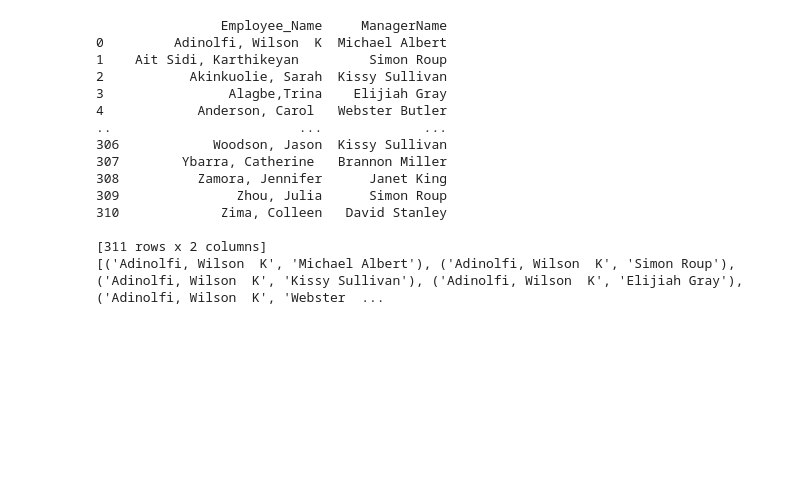
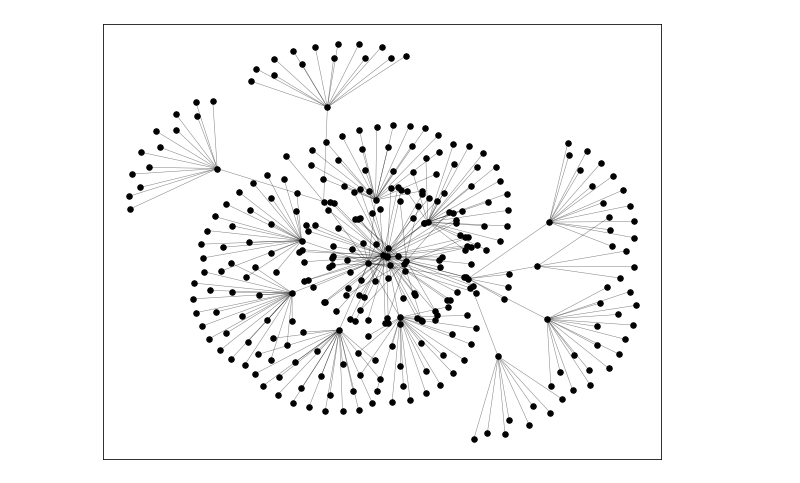
Before and after one commit to Madison-Bunting/INDE-577, a Jupyter notebook: reinforcement learning/2 - graph theory/Graph Theory.ipynb, the cells around one changed output. Cells and saved outputs as stored; diff of their text form; code cells hidden in the pictures; blank space fills up the shorter version.

```diff
--- a/reinforcement learning/2 - graph theory/Graph Theory.ipynb
+++ b/reinforcement learning/2 - graph theory/Graph Theory.ipynb
@@ -14,7 +29,6 @@ G = nx.Graph()
 # %%
 nodes_list = df['Employee_Name']
-edges_raw = df[['Employee_Name', 'ManagerName']]
-print(edges_raw)
+edges_raw = df[['Employee_Name', 'ManagerName', 'EmpSatisfaction']]
 
 for i in nodes_list:
     G.add_node(i)
@@ -23,21 +37,3 @@ for i in range(len(edges_raw)):
     emp_name = edges_raw['Employee_Name'][i]
     mana_name = edges_raw['ManagerName'][i]
     G.add_edge(emp_name,mana_name)
-
-print(G.edges)
-# %% [output]
-                Employee_Name     ManagerName
-0         Adinolfi, Wilson  K  Michael Albert
-1    Ait Sidi, Karthikeyan         Simon Roup
-2           Akinkuolie, Sarah  Kissy Sullivan
-3                Alagbe,Trina    Elijiah Gray
-4            Anderson, Carol   Webster Butler
-..                        ...             ...
-306            Woodson, Jason  Kissy Sullivan
-307        Ybarra, Catherine   Brannon Miller
-308          Zamora, Jennifer      Janet King
-309               Zhou, Julia      Simon Roup
-310             Zima, Colleen   David Stanley
-
-[311 rows x 2 columns]
-[('Adinolfi, Wilson  K', 'Michael Albert'), ('Adinolfi, Wilson  K', 'Simon Roup'), ('Adinolfi, Wilson  K', 'Kissy Sullivan'), ('Adinolfi, Wilson  K', 'Elijiah Gray'), ('Adinolfi, Wilson  K', 'Webster  ...
@@ -53,0 +40,28 @@ for i, label in enumerate(y_data):
+# %%
+# Set your figure size
+plt.figure(figsize=(10, 8))
+
+# Set your pos
+pos = nx.kamada_kawai_layout(G)
+
+# Set your node options
+node_options = {"node_color": "black", "node_size": 30}
+
+# Set your edge options
+edge_options = {"width": .50, "alpha": .5, "edge_color": "black"}
+
+# Set your node label options
+node_label_options = {"font_size": 5,
+                      "font_color": "blue",
+                      "verticalalignment": "bottom",
+                      "horizontalalignment": "left"}
+
+# Draw nodes
+nx.draw_networkx_nodes(G, pos, **node_options)
+
+# Draw edges
+nx.draw_networkx_edges(G, pos, **edge_options)
+
+plt.show()
+# %% [output]
+[figure, added]
```
Also changed, not shown: parts of 11 cells of this notebook, 3 other files.
